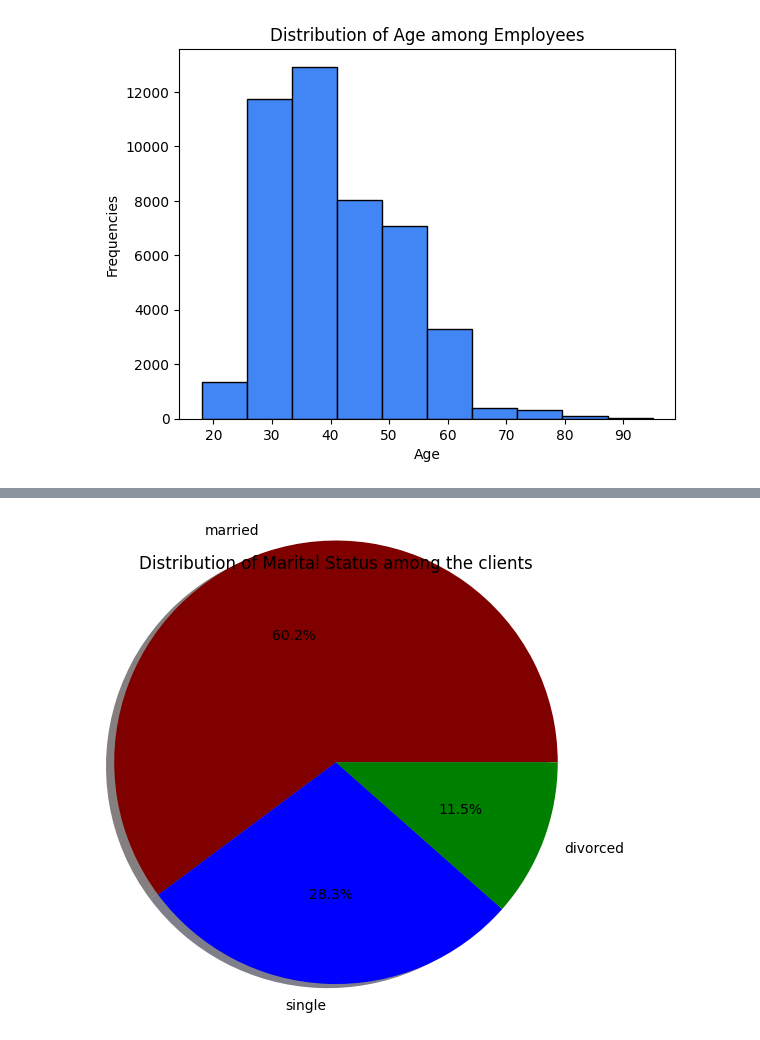
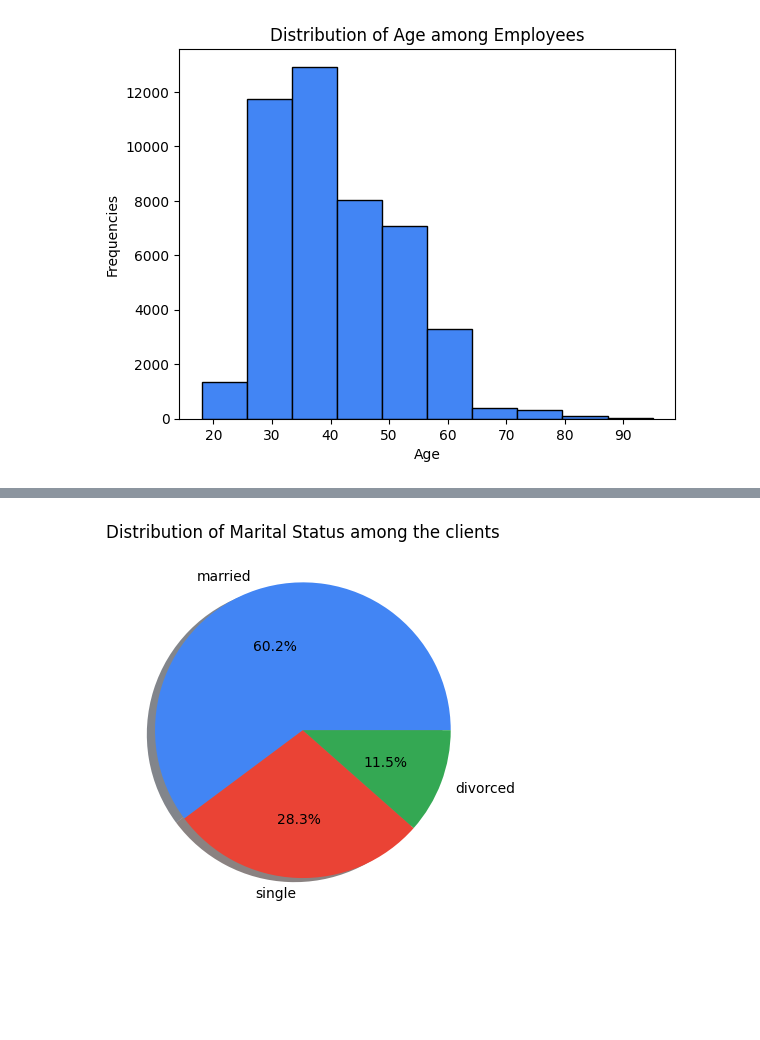
Before and after one commit to devdharaiya/Coding, a Jupyter notebook: Finlatics/Project 1.ipynb, the cells around one changed output, grey strips where cells are left out. Saved outputs shown, nothing was run; the diff lists cells and outputs as text; code cells hidden in the pictures; blank space fills up the shorter version.

```diff
--- a/Finlatics/Project 1.ipynb
+++ b/Finlatics/Project 1.ipynb
@@ -3,3 +3,4 @@ import pandas as pd
 import matplotlib.pyplot as plt
 
 df = pd.read_csv('/workspaces/Coding/Finlatics/banking_data.csv')
+coolors = ['#4285F4', '#EA4335', '#34A853','#FBBC05', '#405DE6', '#833AB4', '#E1306C', '#FD1D1D', '#F56040']
@@ -28,6 +21,6 @@ pie = plt.pie(job_counts, labels=job_counts.index, autopct='%1.1f%%', shadow={'o
 # %%
 marital_counts = df['marital_status'].value_counts()
 plt.title('Distribution of Marital Status among the clients')
-pie = plt.pie(marital_counts, labels=marital_counts.index, autopct='%1.1f%%', shadow={'ox': -0.04, 'edgecolor': 'none', 'shade': 0.9}, radius=1.5, colors=['maroon', 'blue', 'green'])
+pie = plt.pie(marital_counts, labels=marital_counts.index, autopct='%1.1f%%', shadow={'ox': -0.04, 'edgecolor': 'none', 'shade': 0.9}, radius=1, colors=coolors)
 # %% [output]
-[figure, old version]
+[figure, new version]
```
Also changed, not shown: parts of 13 cells of this notebook.
